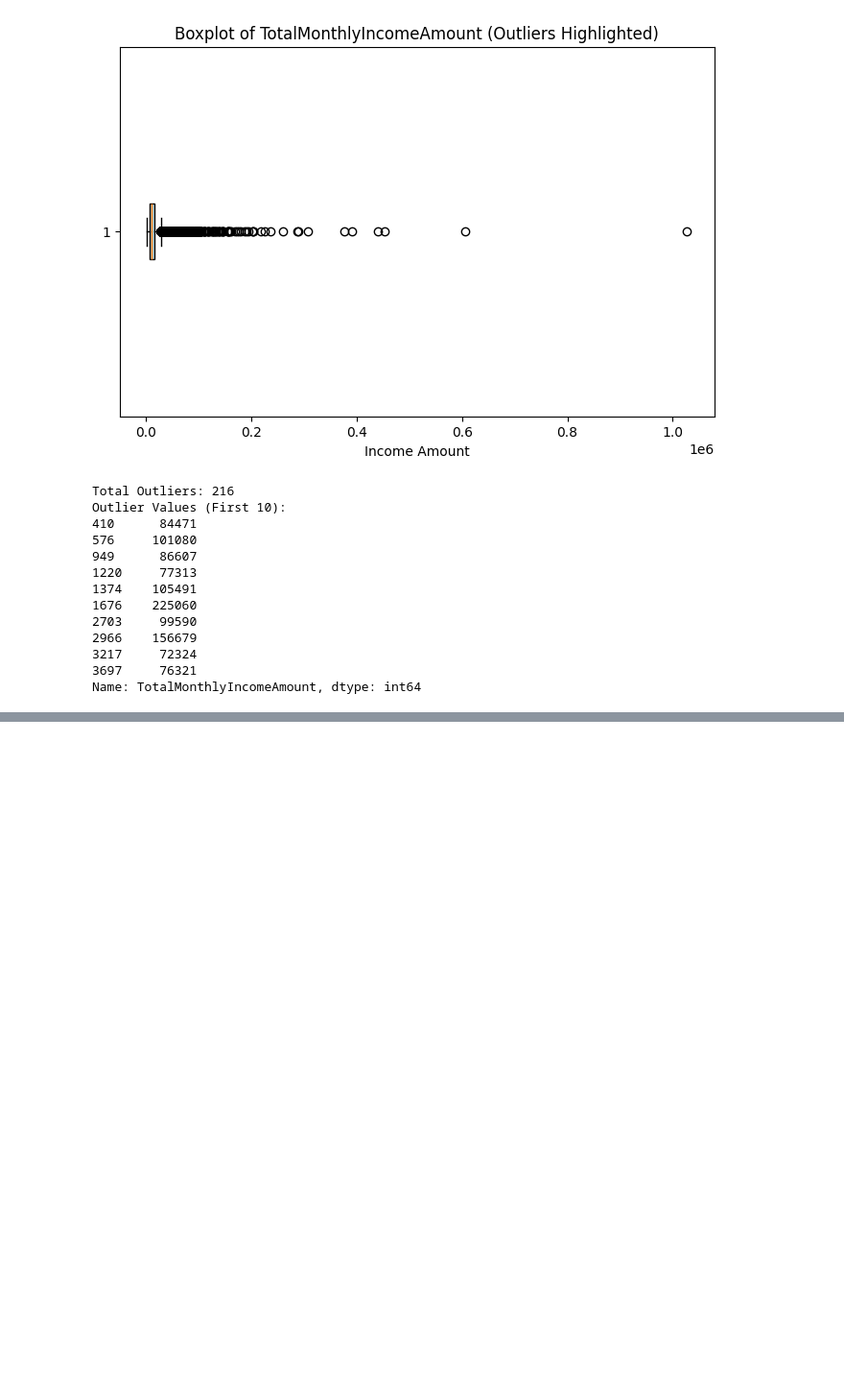
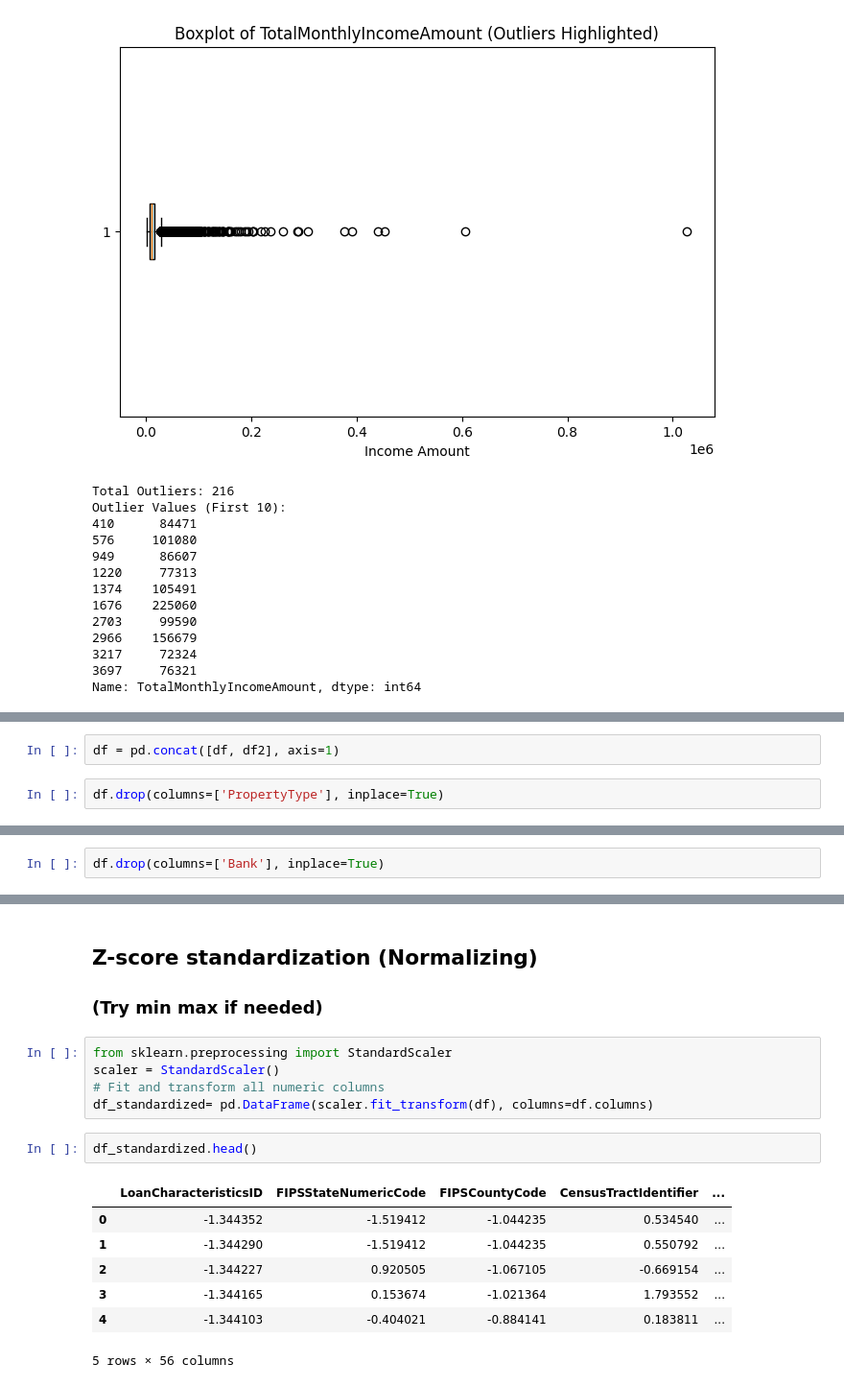
Before and after one commit to Prajwalv28/Capstone, a Jupyter notebook: Trial_git.ipynb, the cells around one changed output, grey strips where cells are left out. Shown at 96% size. Saved outputs shown, nothing was run; the diff lists cells and outputs as text; blank space fills up the shorter version.

Commit message:
dropped columns; encoding done

```diff
--- a/Trial_git.ipynb
+++ b/Trial_git.ipynb
@@ -277,0 +391,4 @@ Name: TotalMonthlyIncomeAmount, dtype: int64
+# %%
+df = pd.concat([df, df2], axis=1)
+# %%
+df.drop(columns=['PropertyType'], inplace=True)
@@ -277,0 +399,2 @@ Name: TotalMonthlyIncomeAmount, dtype: int64
+# %%
+df.drop(columns=['Bank'], inplace=True)
@@ -277,0 +421,18 @@ Name: TotalMonthlyIncomeAmount, dtype: int64
+# %% [markdown]
+## Z-score standardization (Normalizing)
+### (Try min max if needed)
+# %%
+from sklearn.preprocessing import StandardScaler
+scaler = StandardScaler()
+# Fit and transform all numeric columns
+df_standardized= pd.DataFrame(scaler.fit_transform(df), columns=df.columns)
+# %%
+df_standardized.head()
+# %% [output]
+|  | LoanCharacteristicsID | FIPSStateNumericCode | FIPSCountyCode | CensusTractIdentifier | ... |
+| 0 | -1.344352 | -1.519412 | -1.044235 | 0.534540 | ... |
+| 1 | -1.344290 | -1.519412 | -1.044235 | 0.550792 | ... |
+| 2 | -1.344227 | 0.920505 | -1.067105 | -0.669154 | ... |
+| 3 | -1.344165 | 0.153674 | -1.021364 | 1.793552 | ... |
+| 4 | -1.344103 | -0.404021 | -0.884141 | 0.183811 | ... |
+5 rows × 56 columns
```
Also changed, not shown: parts of 22 cells of this notebook.
